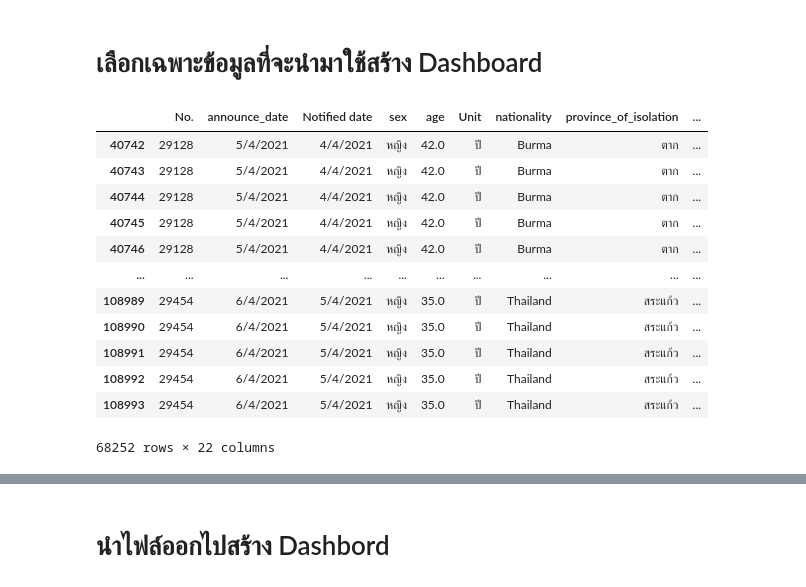
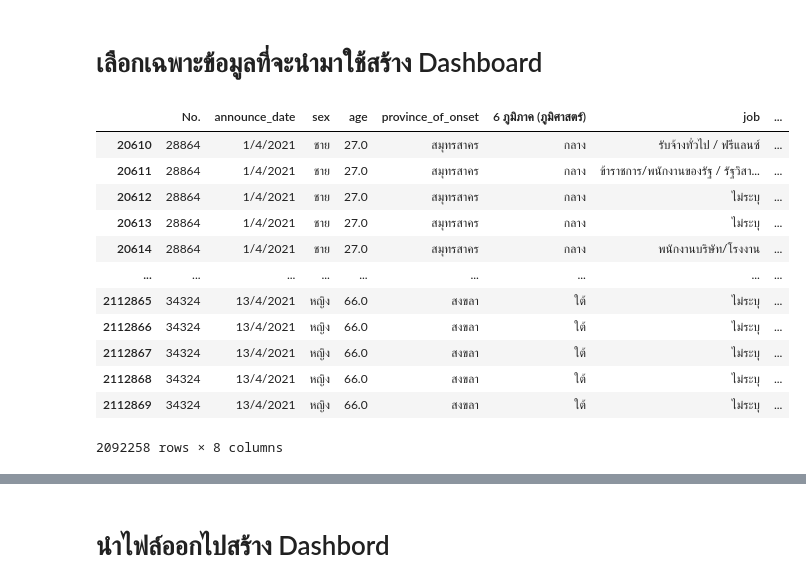
Before and after one commit to Umaporn19/data_viz_2022, a Jupyter notebook: Project_Dataviz.ipynb, the cells around one changed output, grey strips where cells are left out. Cells and saved outputs as stored; diff of their text form; code cells hidden in the pictures.

```diff
--- a/Project_Dataviz.ipynb
+++ b/Project_Dataviz.ipynb
@@ -815,19 +795,19 @@ dtype: bool
 # %% [markdown]
 # เลือกเฉพาะข้อมูลที่จะนำมาใช้สร้าง Dashboard
-# %%
-datadashboard = data_total2_drop[((data_total2_drop['announce_date']>='5/4/2021') & (data_total2_drop['announce_date']<='6/4/2021'))]  #เลือกข้อมูลที่สนใจคือวันที่ 5 และวันที่ 6
-datadashboard #แสดงค่า
-# %% [output]
-|  | No. | announce_date | Notified date | sex | age | Unit | nationality | province_of_isolation | ... |
-| 40742 | 29128 | 5/4/2021 | 4/4/2021 | หญิง | 42.0 | ปี | Burma | ตาก | ... |
-| 40743 | 29128 | 5/4/2021 | 4/4/2021 | หญิง | 42.0 | ปี | Burma | ตาก | ... |
-| 40744 | 29128 | 5/4/2021 | 4/4/2021 | หญิง | 42.0 | ปี | Burma | ตาก | ... |
-| 40745 | 29128 | 5/4/2021 | 4/4/2021 | หญิง | 42.0 | ปี | Burma | ตาก | ... |
-| 40746 | 29128 | 5/4/2021 | 4/4/2021 | หญิง | 42.0 | ปี | Burma | ตาก | ... |
-| ... | ... | ... | ... | ... | ... | ... | ... | ... | ... |
-| 108989 | 29454 | 6/4/2021 | 5/4/2021 | หญิง | 35.0 | ปี | Thailand | สระแก้ว | ... |
-| 108990 | 29454 | 6/4/2021 | 5/4/2021 | หญิง | 35.0 | ปี | Thailand | สระแก้ว | ... |
-| 108991 | 29454 | 6/4/2021 | 5/4/2021 | หญิง | 35.0 | ปี | Thailand | สระแก้ว | ... |
-| 108992 | 29454 | 6/4/2021 | 5/4/2021 | หญิง | 35.0 | ปี | Thailand | สระแก้ว | ... |
-| 108993 | 29454 | 6/4/2021 | 5/4/2021 | หญิง | 35.0 | ปี | Thailand | สระแก้ว | ... |
-68252 rows × 22 columns
+# %%
+data_A = data_total2_drop[['No.','announce_date','sex','age','province_of_onset','6 ภูมิภาค (ภูมิศาสตร์)','job','patient_type']]
+data_A
+# %% [output]
+|  | No. | announce_date | sex | age | province_of_onset | 6 ภูมิภาค (ภูมิศาสตร์) | job | ... |
+| 20610 | 28864 | 1/4/2021 | ชาย | 27.0 | สมุทรสาคร | กลาง | รับจ้างทั่วไป / ฟรีแลนซ์ | ... |
+| 20611 | 28864 | 1/4/2021 | ชาย | 27.0 | สมุทรสาคร | กลาง | ข้าราชการ/พนักงานของรัฐ / รัฐวิสา... | ... |
+| 20612 | 28864 | 1/4/2021 | ชาย | 27.0 | สมุทรสาคร | กลาง | ไม่ระบุ | ... |
+| 20613 | 28864 | 1/4/2021 | ชาย | 27.0 | สมุทรสาคร | กลาง | ไม่ระบุ | ... |
+| 20614 | 28864 | 1/4/2021 | ชาย | 27.0 | สมุทรสาคร | กลาง | พนักงานบริษัท/โรงงาน | ... |
+| ... | ... | ... | ... | ... | ... | ... | ... | ... |
+| 2112865 | 34324 | 13/4/2021 | หญิง | 66.0 | สงขลา | ใต้ | ไม่ระบุ | ... |
+| 2112866 | 34324 | 13/4/2021 | หญิง | 66.0 | สงขลา | ใต้ | ไม่ระบุ | ... |
+| 2112867 | 34324 | 13/4/2021 | หญิง | 66.0 | สงขลา | ใต้ | ไม่ระบุ | ... |
+| 2112868 | 34324 | 13/4/2021 | หญิง | 66.0 | สงขลา | ใต้ | ไม่ระบุ | ... |
+| 2112869 | 34324 | 13/4/2021 | หญิง | 66.0 | สงขลา | ใต้ | ไม่ระบุ | ... |
+2092258 rows × 8 columns
```
Also changed, not shown: parts of 16 cells of this notebook.
